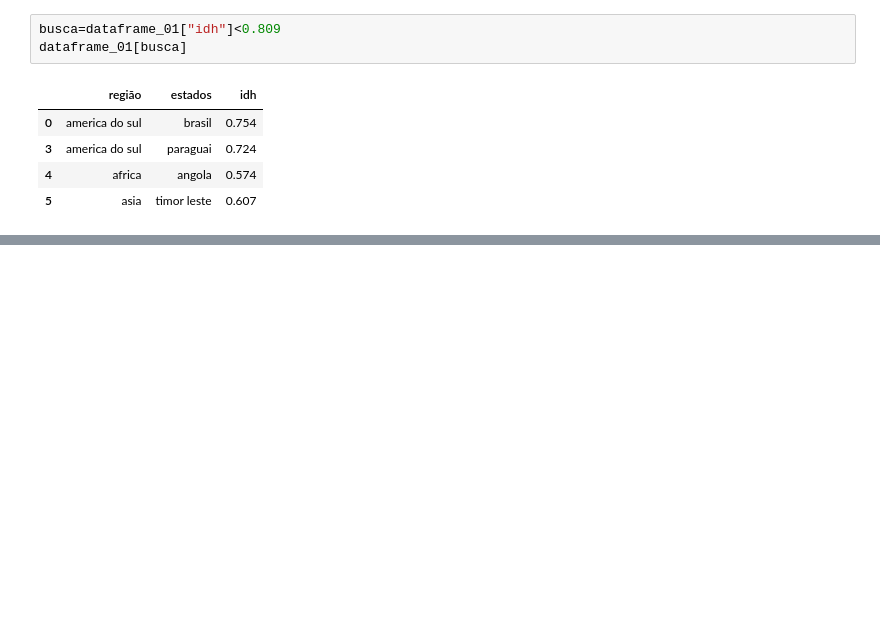
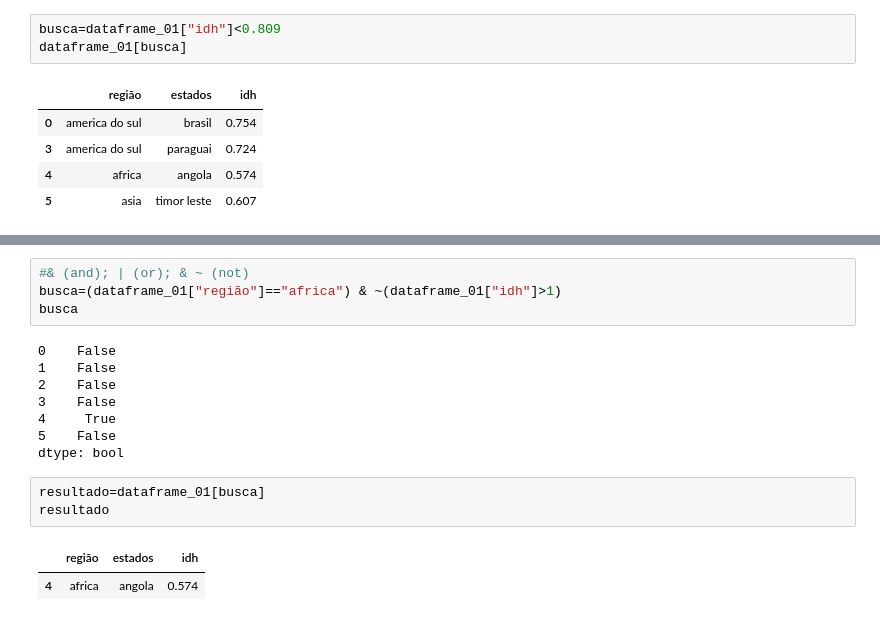
Before and after one commit to brudomingues/analise_dados, a Jupyter notebook: notebooks/análise_de_dados_07_tratamento_de_dataframes.ipynb, the cells around one changed output, grey strips where cells are left out. Cells and saved outputs as stored; diff of their text form; blank space fills up the shorter version.

```diff
--- a/notebooks/análise_de_dados_07_tratamento_de_dataframes.ipynb
+++ b/notebooks/análise_de_dados_07_tratamento_de_dataframes.ipynb
@@ -65,0 +73,18 @@ dataframe_01[busca]
+# %%
+#& (and); | (or); & ~ (not)
+busca=(dataframe_01["região"]=="africa") & ~(dataframe_01["idh"]>1)
+busca
+# %% [output]
+0    False
+1    False
+2    False
+3    False
+4     True
+5    False
+dtype: bool
+# %%
+resultado=dataframe_01[busca]
+resultado
+# %% [output]
+|  | região | estados | idh |
+| 4 | africa | angola | 0.574 |
```
Also changed, not shown: parts of 2 cells of this notebook.
